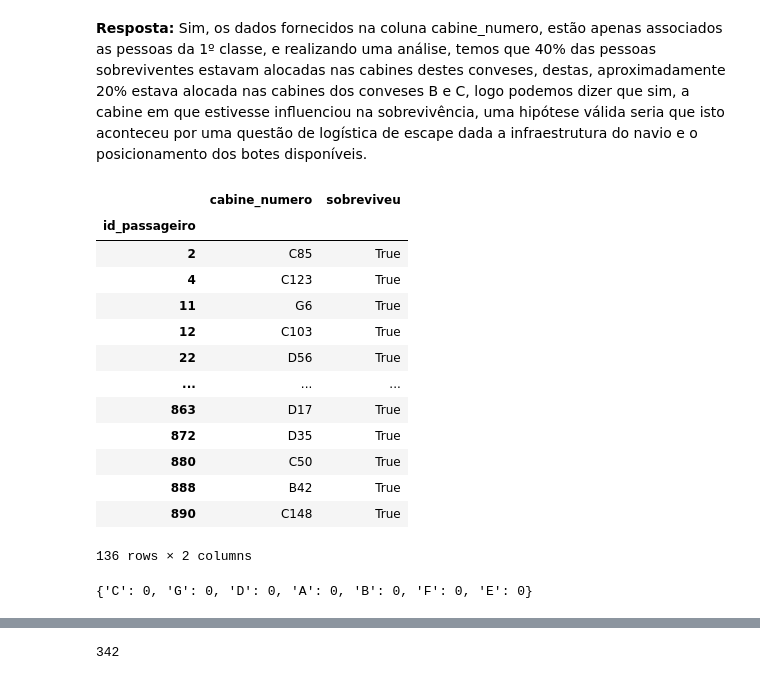
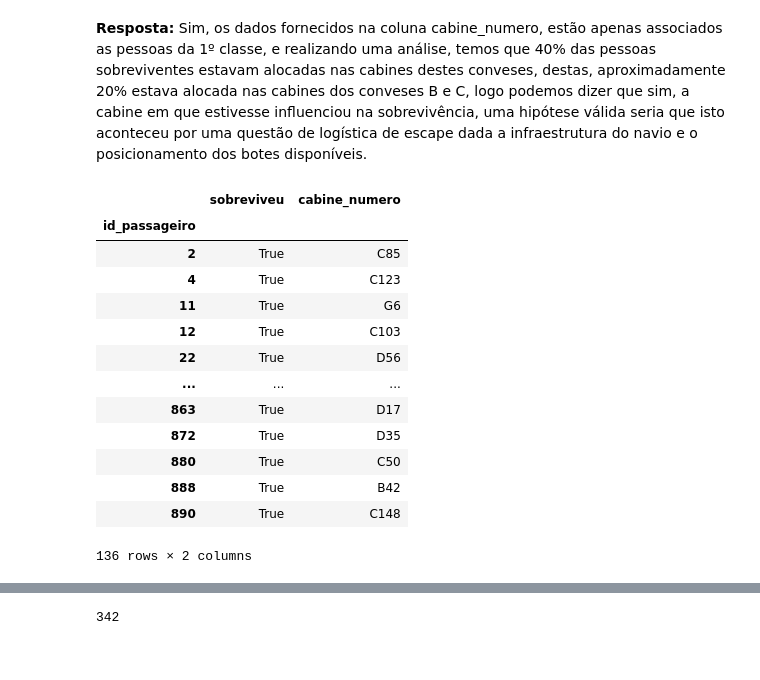
Before and after one commit to andreinamendes/titanic_cd, a Jupyter notebook: desafio.ipynb, the cells around one changed output, grey strips where cells are left out. Drawn from its saved outputs; the diff is of its cells as text; code cells hidden in the pictures.

```diff
--- a/desafio.ipynb
+++ b/desafio.ipynb
@@ -285,32 +393,20 @@ Total de passageiros de 1º, 2º e 3º classes: 891
 **Resposta:** Sim, os dados fornecidos na coluna cabine_numero, estão apenas associados as pessoas da 1º classe, e realizando uma análise, temos que 40% das pessoas sobreviventes estavam alocadas nas cabines destes conveses, destas, aproximadamente 20% estava alocada nas cabines dos conveses B e C, logo podemos dizer que sim, a cabine em que estivesse influenciou na sobrevivência, uma hipótese válida seria que isto aconteceu por uma questão de logística de escape dada a infraestrutura do navio e o posicionamento dos botes disponíveis.
 # %%
 # Aquisição de todos os valores de cabine não nulos.
-cabin_not_null = df.query("sobreviveu == True")[~df['cabine_numero'].isnull()]
-cabin_not_null.loc[:,["cabine_numero", "sobreviveu"]]
+cabin_not_null = df[(df['sobreviveu'] == True) & (df['cabine_numero'].notna())].loc[:,['sobreviveu', 'cabine_numero']]
+cabin_not_null
 # %% [output]
-|  | cabine_numero | sobreviveu |
+|  | sobreviveu | cabine_numero |
 | id_passageiro |  |  |
-| 2 | C85 | True |
-| 4 | C123 | True |
-| 11 | G6 | True |
-| 12 | C103 | True |
-| 22 | D56 | True |
+| 2 | True | C85 |
+| 4 | True | C123 |
+| 11 | True | G6 |
+| 12 | True | C103 |
+| 22 | True | D56 |
 | ... | ... | ... |
-| 863 | D17 | True |
-| 872 | D35 | True |
-| 880 | C50 | True |
-| 888 | B42 | True |
-| 890 | C148 | True |
+| 863 | True | D17 |
+| 872 | True | D35 |
+| 880 | True | C50 |
+| 888 | True | B42 |
+| 890 | True | C148 |
 136 rows × 2 columns
-# %%
-decks = {}
-
-# Para cada célula na coluna cabine_numero, pegar os valores.
-for cabin in cabin_not_null["cabine_numero"].values:
-  # Pega o primeiro elemento do número da cabine, que é uma letra que representa o convés, e adiciona na lista de conveses, caso não exista.
-  if cabin[0] not in decks:
-    decks.update({cabin[0]:0})
-
-decks
-# %% [output]
-{'C': 0, 'G': 0, 'D': 0, 'A': 0, 'B': 0, 'F': 0, 'E': 0}
```
Also changed, not shown: parts of 69 cells of this notebook.
